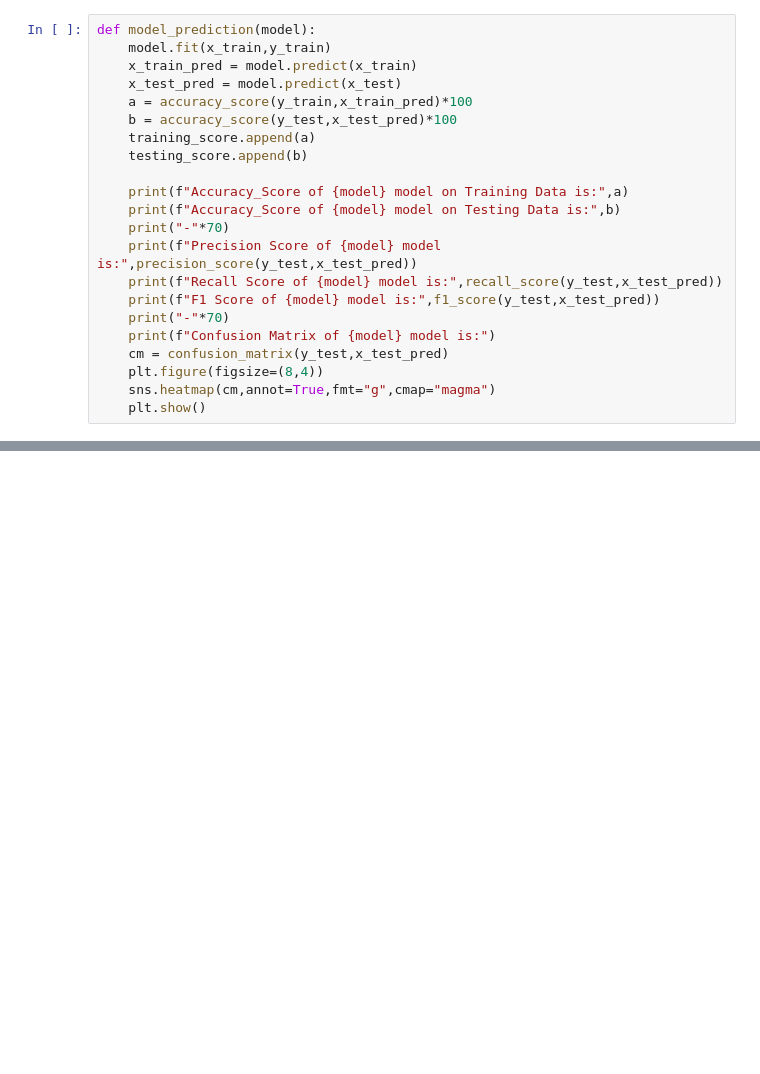
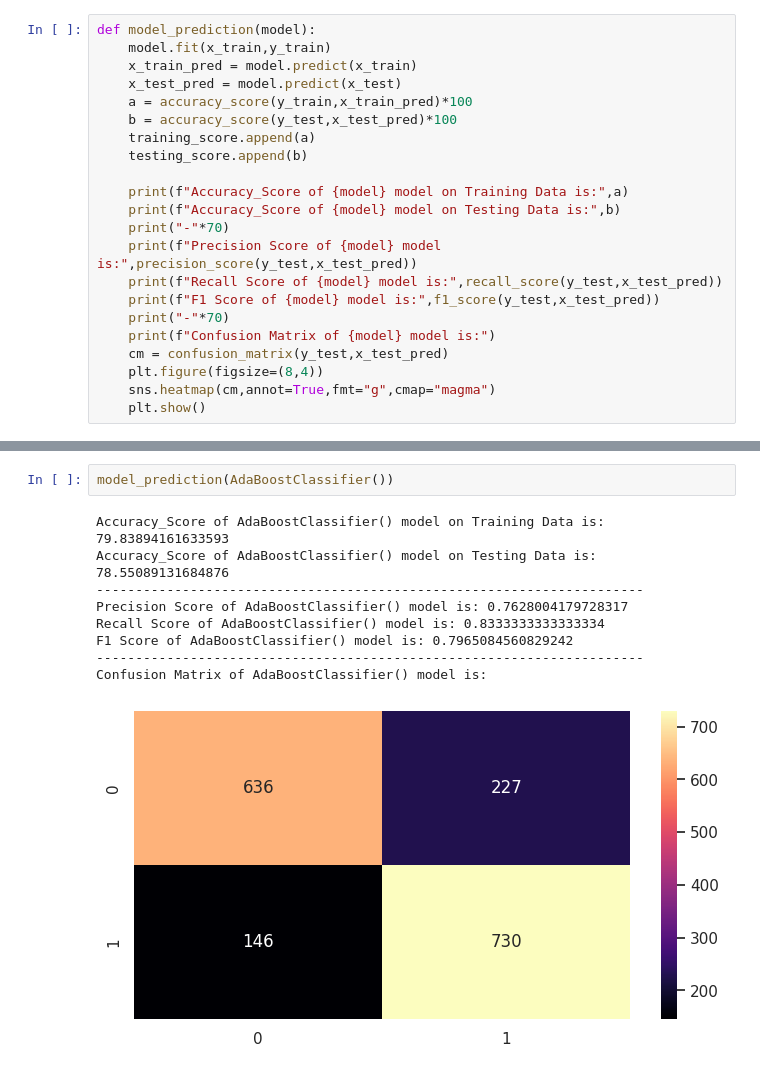
Before and after one commit to 7PAM2015-0509-2023-Team-8/Kaggle-Challenge, a Jupyter notebook: Kaggle_Challenge.ipynb, the cells around one changed output, grey strips where cells are left out. Saved outputs shown, nothing was run; the diff lists cells and outputs as text; blank space fills up the shorter version.

```diff
--- a/Kaggle_Challenge.ipynb
+++ b/Kaggle_Challenge.ipynb
@@ -849,3 +849,15 @@ F1 Score of RandomForestClassifier() model is: 0.7818499127399651
 ----------------------------------------------------------------------
 Confusion Matrix of RandomForestClassifier() model is:
 [figure]
+# %%
+model_prediction(AdaBoostClassifier())
+# %% [output]
+Accuracy_Score of AdaBoostClassifier() model on Training Data is: 79.83894161633593
+Accuracy_Score of AdaBoostClassifier() model on Testing Data is: 78.55089131684876
+----------------------------------------------------------------------
+Precision Score of AdaBoostClassifier() model is: 0.7628004179728317
+Recall Score of AdaBoostClassifier() model is: 0.8333333333333334
+F1 Score of AdaBoostClassifier() model is: 0.7965084560829242
+----------------------------------------------------------------------
+Confusion Matrix of AdaBoostClassifier() model is:
+[figure, added]
```
Also changed, not shown: parts of 2 cells of this notebook.
